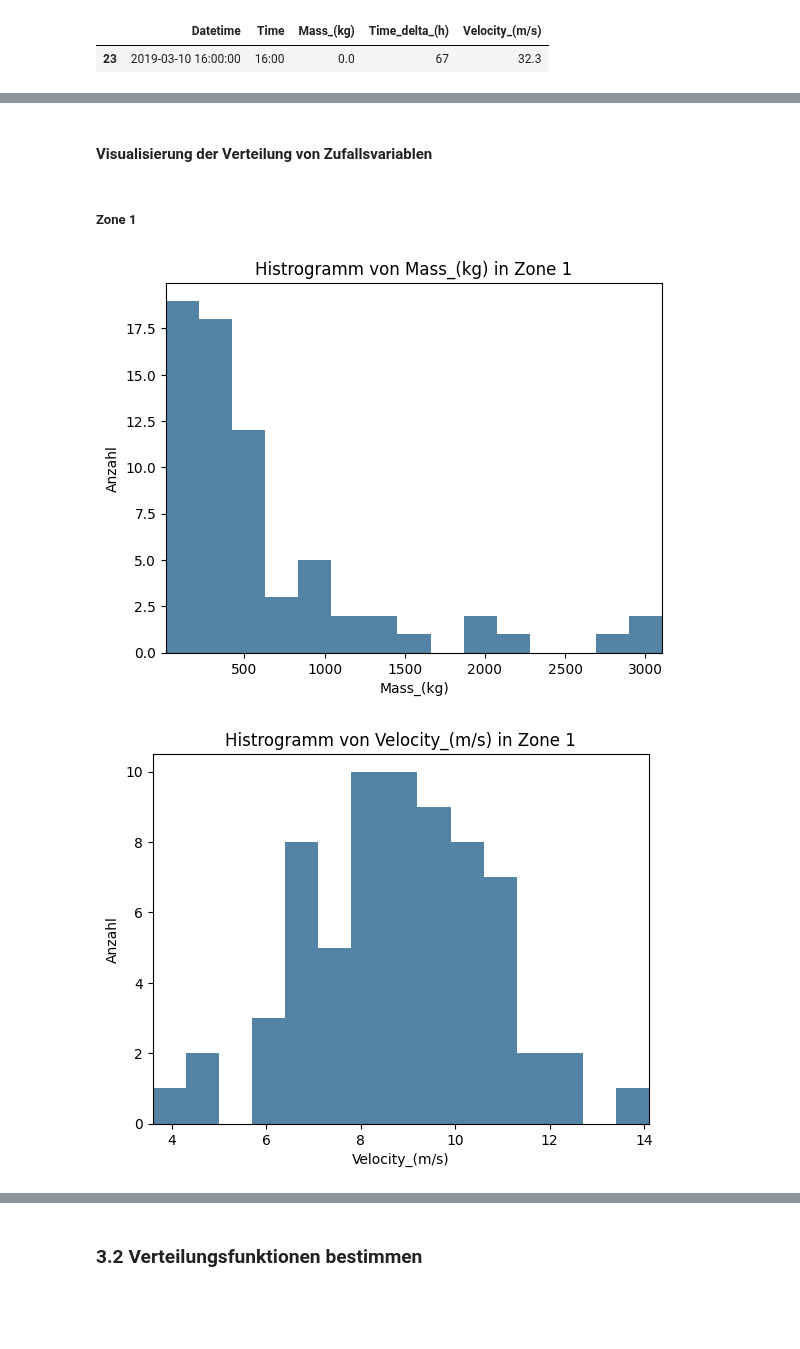
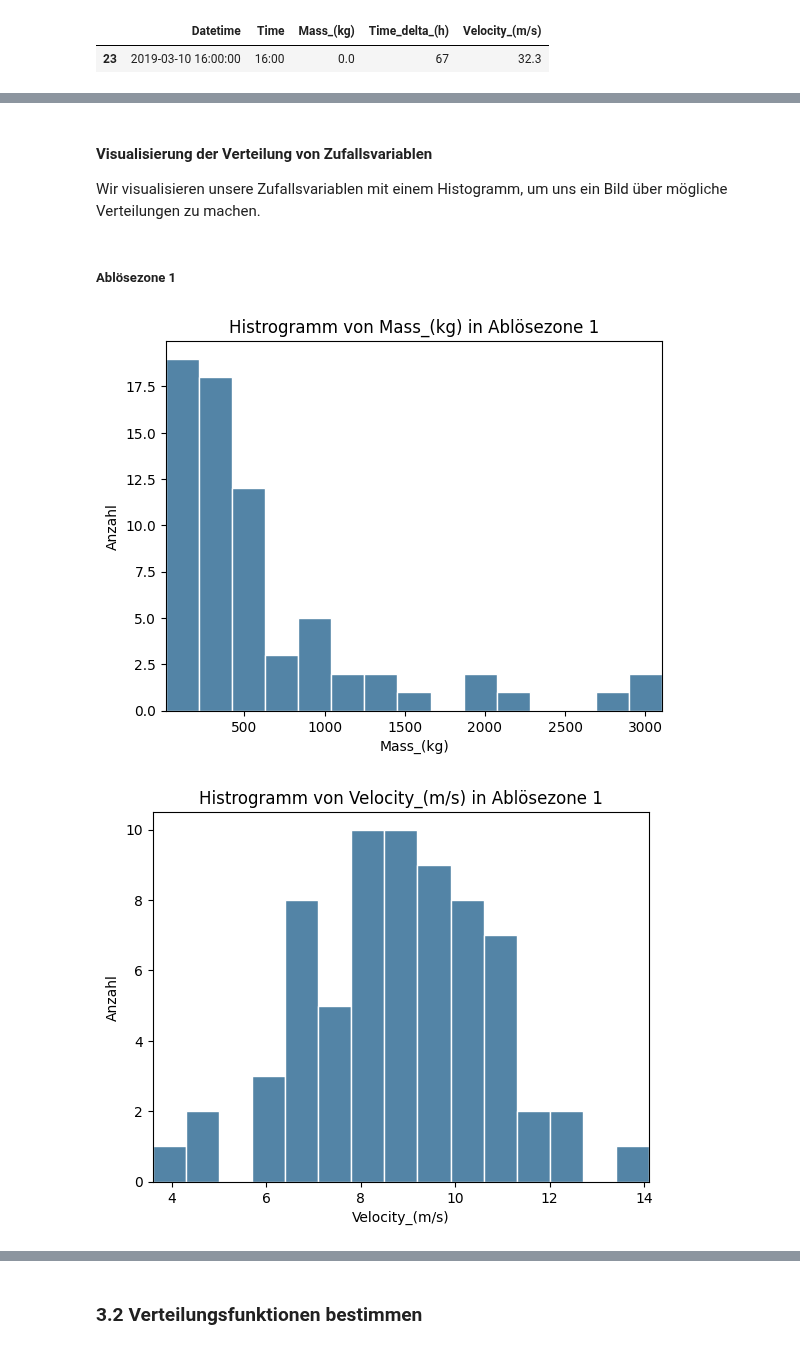
Before and after one commit to lhenchoz/cwm1, a Jupyter notebook: CWM1-Steinschlagrisiko.ipynb, the cells around one changed output, grey strips where cells are left out. Drawn from its saved outputs; the diff is of its cells as text; code cells hidden in the pictures; blank space fills up the shorter version.

```diff
--- a/CWM1-Steinschlagrisiko.ipynb
+++ b/CWM1-Steinschlagrisiko.ipynb
@@ -286,21 +291,22 @@ plot_incidents_over_time(df_area2, "Zone 2")
-# %% [markdown]
-#### Visualisierung der Verteilung von Zufallsvariablen
+# %% [markdown]
+#### Visualisierung der Verteilung von Zufallsvariablen
+Wir visualisieren unsere Zufallsvariablen mit einem Histogramm, um uns ein Bild über mögliche Verteilungen zu machen.
 # %%
 # Histrogramm erstellen
 def plot_histogram(data, zone):
-    plt.hist(data, bins = 15, color='#5384A6')
+    plt.hist(data, bins = 15, color='#5384A6',edgecolor='white')
     plt.xlim([data.min(), data.max()])
     plt.xlabel(data.head().name)
     plt.ylabel('Anzahl')
     plt.title('Histrogramm von ' + data.head().name + ' in ' + zone)
 # %% [markdown]
-##### Zone 1
+##### Ablösezone 1
 # %%
-plot_histogram(df_area1["Mass_(kg)"], "Zone 1")
+plot_histogram(df_area1["Mass_(kg)"], "Ablösezone 1")
 # %% [output]
-[figure, old version]
+[figure, new version]
 # %%
-plot_histogram(df_area1["Velocity_(m/s)"], "Zone 1")
+plot_histogram(df_area1["Velocity_(m/s)"], "Ablösezone 1")
 # %% [output]
-[figure, old version]
+[figure, new version]
 # %%
```
Also changed, not shown: parts of 74 cells of this notebook, 1 other file.
